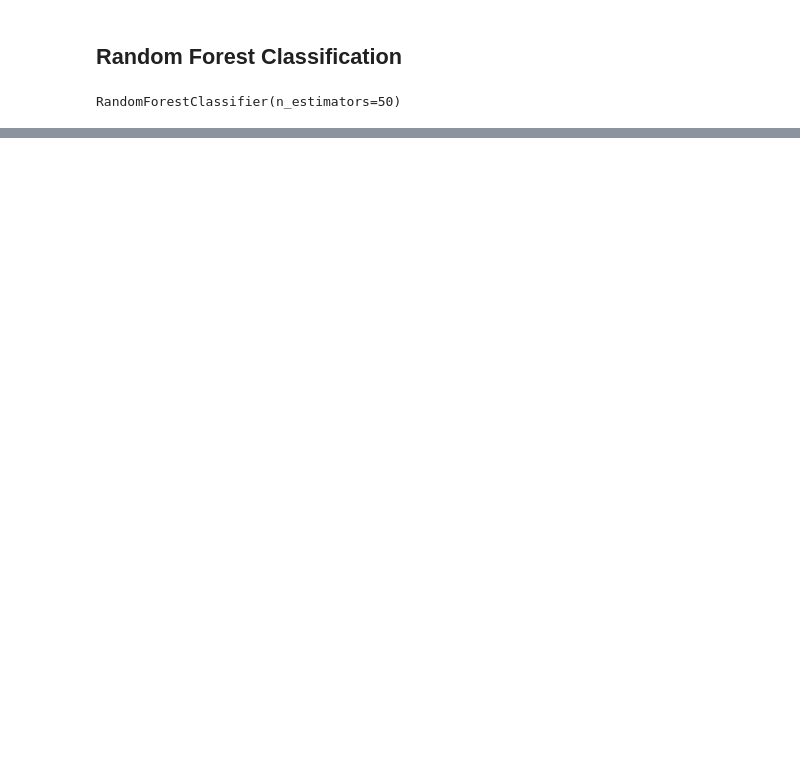
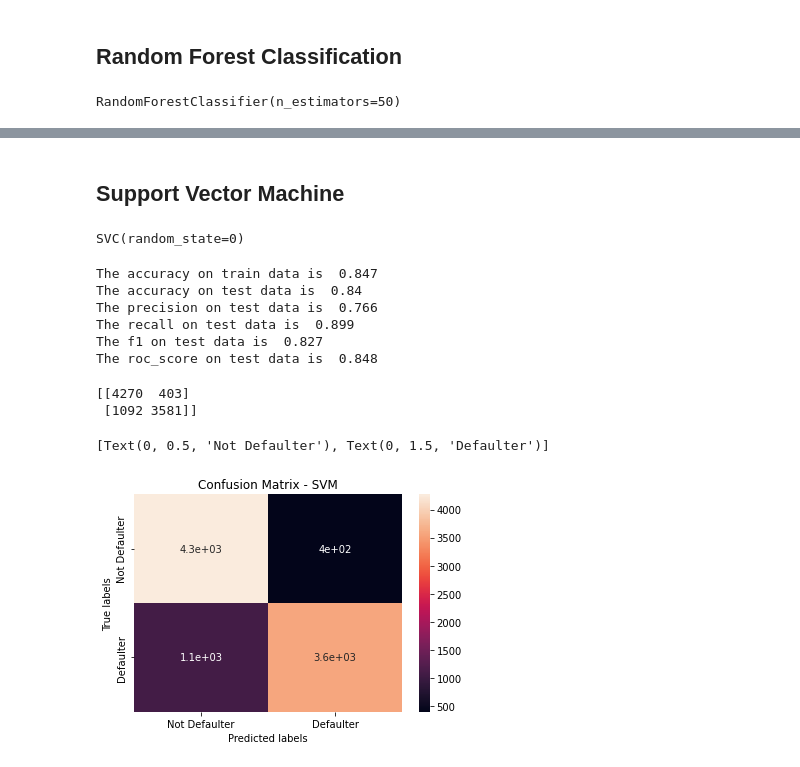
Before and after one commit to roysoni24/Credit-Card-Default-Prediction, a Jupyter notebook: Copy_of_Credit_Card_Default_Prediction_Capstone_Project.ipynb, the cells around one changed output, grey strips where cells are left out. Drawn from its saved outputs; the diff is of its cells as text; code cells hidden in the pictures; blank space fills up the shorter version.

```diff
--- a/Copy_of_Credit_Card_Default_Prediction_Capstone_Project.ipynb
+++ b/Copy_of_Credit_Card_Default_Prediction_Capstone_Project.ipynb
@@ -710,0 +715,2 @@ ax.yaxis.set_ticklabels(labels)
+# %% [markdown]
+## **Support Vector Machine**
@@ -710,0 +720,53 @@ ax.yaxis.set_ticklabels(labels)
+# %%
+#fitting data into Support Vector Classifier
+clf= SVC(kernel='rbf', random_state=0)
+clf.fit(X_train, y_train)
+# %% [output]
+SVC(random_state=0)
+# %%
+#class prediction of y
+y_pred_svm=clf.predict(X_test)
+y_train_pred_svm=clf.predict(X_train)
+# %%
+#getting all scores for Support Vector Classifier
+train_accuracy_svm = round(accuracy_score(y_train_pred_svm,y_train), 3)
+accuracy_svm = round(accuracy_score(y_pred_svm,y_test), 3)
+precision_score_svm = round(precision_score(y_pred_svm,y_test), 3)
+recall_score_svm = round(recall_score(y_pred_svm,y_test), 3)
+f1_score_svm = round(f1_score(y_pred_svm,y_test), 3)
+roc_score_svm = round(roc_auc_score(y_pred_svm,y_test), 3)
+
+print("The accuracy on train data is ", train_accuracy_svm)
+print("The accuracy on test data is ", accuracy_svm)
+print("The precision on test data is ", precision_score_svm)
+print("The recall on test data is ", recall_score_svm)
+print("The f1 on test data is ", f1_score_svm)
+print("The roc_score on test data is ", roc_score_svm)
+# %% [output]
+The accuracy on train data is  0.847
+The accuracy on test data is  0.84
+The precision on test data is  0.766
+The recall on test data is  0.899
+The f1 on test data is  0.827
+The roc_score on test data is  0.848
+# %%
+# Get the confusion matrix for Support Vector Classifier
+labels = ['Not Defaulter', 'Defaulter']
+cm_svm = confusion_matrix(y_test, y_pred_svm )
+print(cm_svm)
+
+#plot confusion matrix
+ax= plt.subplot()
+sns.heatmap(cm_svm, annot=True, ax = ax)
+
+# labels, title and ticks
+ax.set_xlabel('Predicted labels')
+ax.set_ylabel('True labels')
+ax.set_title('Confusion Matrix - SVM')
+ax.xaxis.set_ticklabels(labels)
+ax.yaxis.set_ticklabels(labels)
+# %% [output]
+[[4270  403]
+ [1092 3581]]
+[Text(0, 0.5, 'Not Defaulter'), Text(0, 1.5, 'Defaulter')]
+[figure, added]
```
Also changed, not shown: parts of 16 cells of this notebook.
